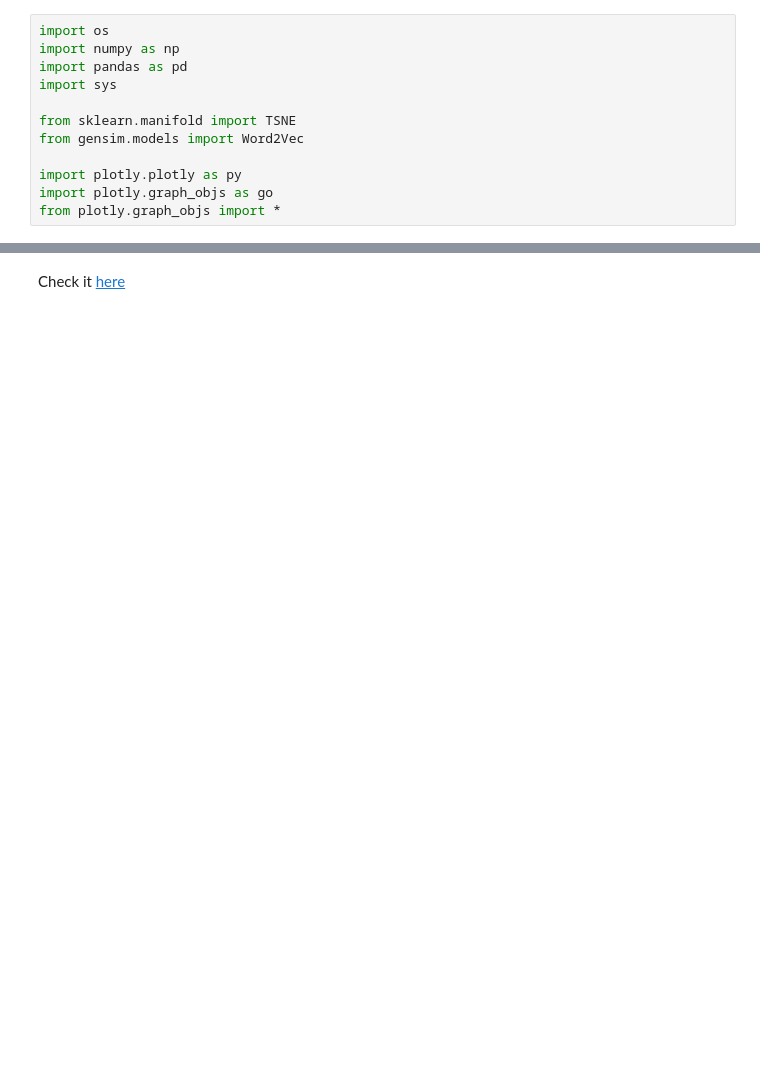
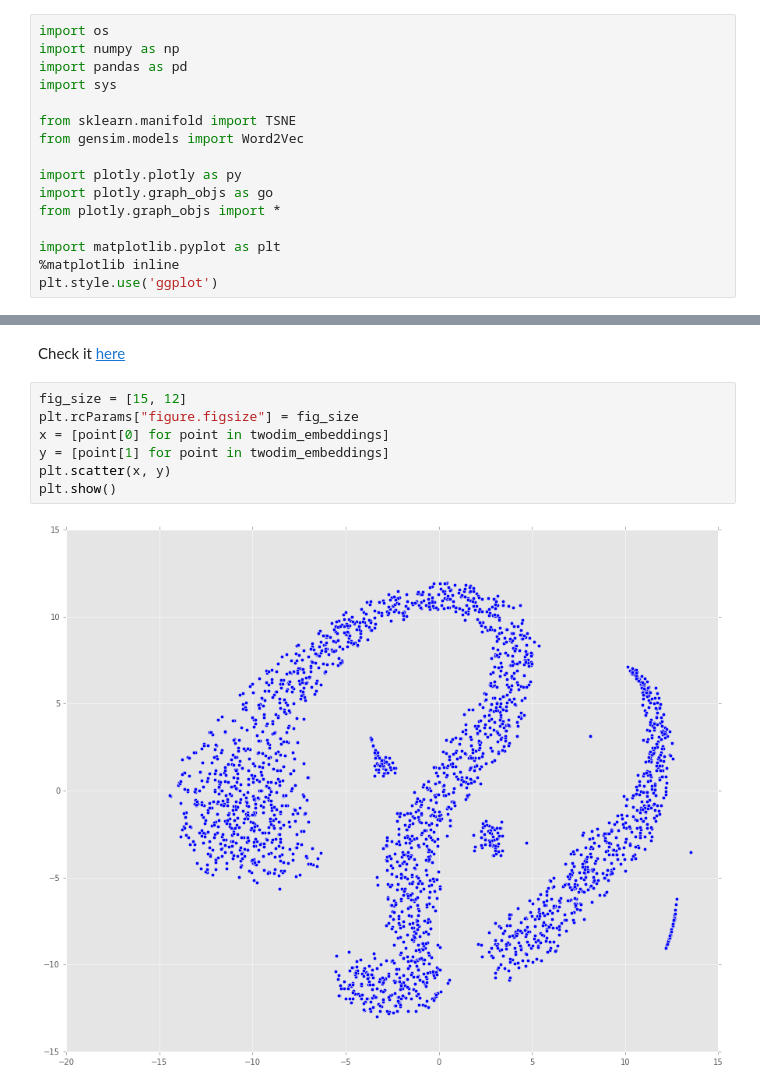
Before and after one commit to chrisPiemonte/TripWalk, a Jupyter notebook: notebooks/Training.ipynb, the cells around one changed output, grey strips where cells are left out. Saved outputs shown, nothing was run; the diff lists cells and outputs as text; blank space fills up the shorter version.

```diff
--- a/notebooks/Training.ipynb
+++ b/notebooks/Training.ipynb
@@ -10,6 +10,10 @@ from gensim.models import Word2Vec
 import plotly.plotly as py
 import plotly.graph_objs as go
 from plotly.graph_objs import *
+
+import matplotlib.pyplot as plt
+%matplotlib inline
+plt.style.use('ggplot')
 # %%
 def get_sequences(filename, sep=" ", min_len=1):
     for line in open(filename, "r"):
@@ -67,3 +71,12 @@ py.iplot(scatter_data, filename='Data')
 [interactive output not drawn]
 # %% [markdown]
 Check it [here](https://plot.ly/create/?fid=chrispolo:1238)
+# %%
+fig_size = [15, 12]
+plt.rcParams["figure.figsize"] = fig_size
+x = [point[0] for point in twodim_embeddings]
+y = [point[1] for point in twodim_embeddings]
+plt.scatter(x, y)
+plt.show()
+# %% [output]
+[figure, added]
```
